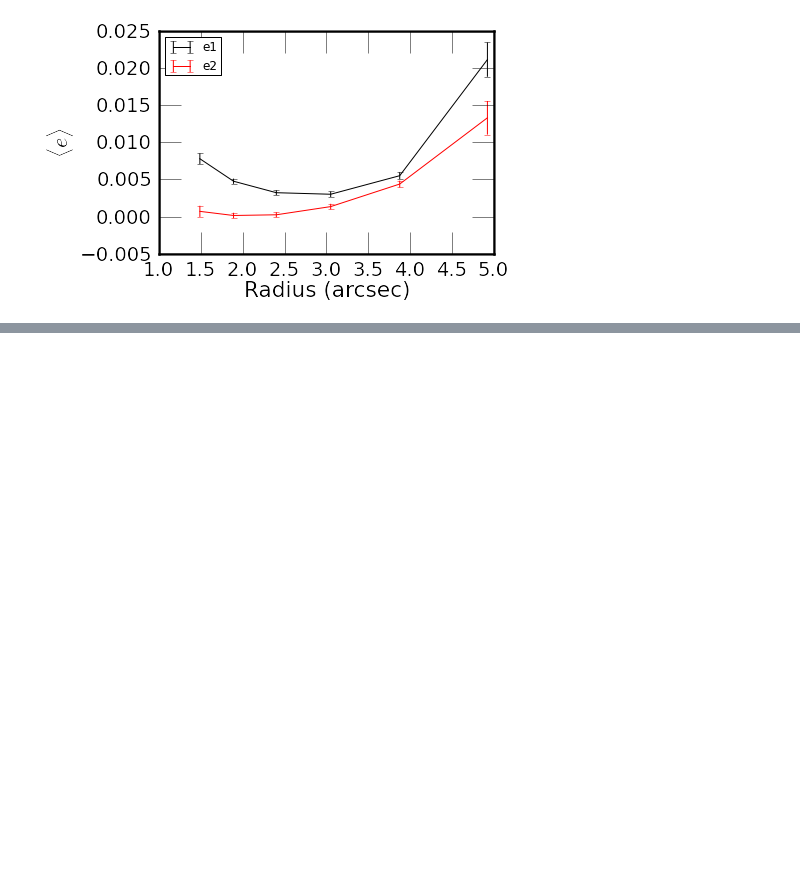
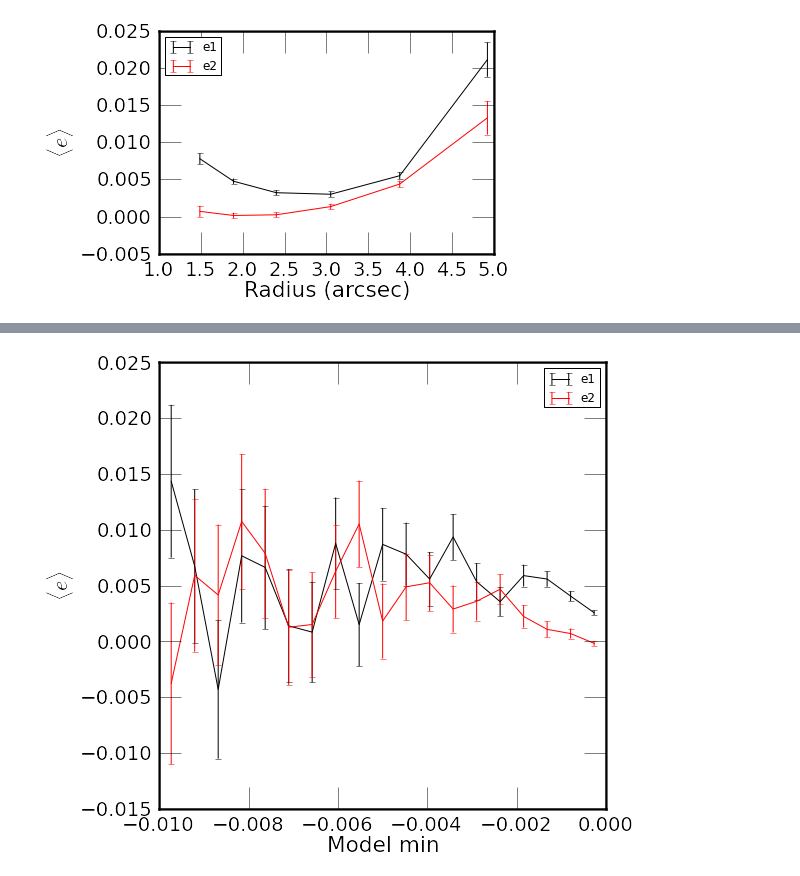
Before and after one commit to vvinuv/ipynb, a Jupyter notebook: im3shape_v6.ipynb, the cells around one changed output, grey strips where cells are left out. Cells and saved outputs as stored; diff of their text form; code cells hidden in the pictures; blank space fills up the shorter version.

```diff
--- a/im3shape_v6.ipynb
+++ b/im3shape_v6.ipynb
@@ -158,0 +182,5 @@ bas.plot_rad(iim3[crad]['radius'], iim3[crad]['e1'], iim3[crad]['e2'], 7, 10)
+# %%
+reload(bas)
+bas.plot_q(iim3[spte]['model_min'], iim3[spte]['e1'], iim3[spte]['e2'], -0.01, 0, 20, 'Model min', figsize=(8,8))
+# %% [output]
+[figure, added]
```
Also changed, not shown: parts of 9 cells of this notebook.
